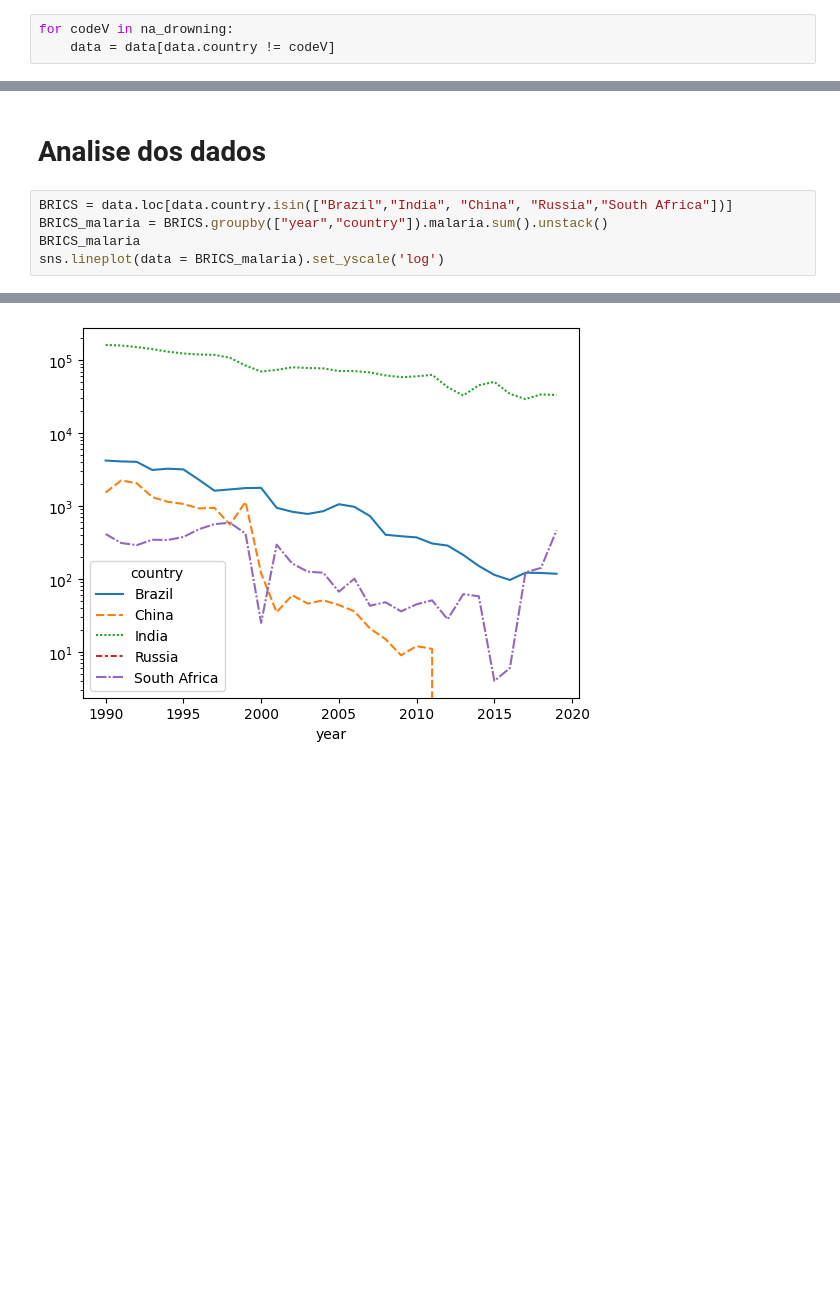
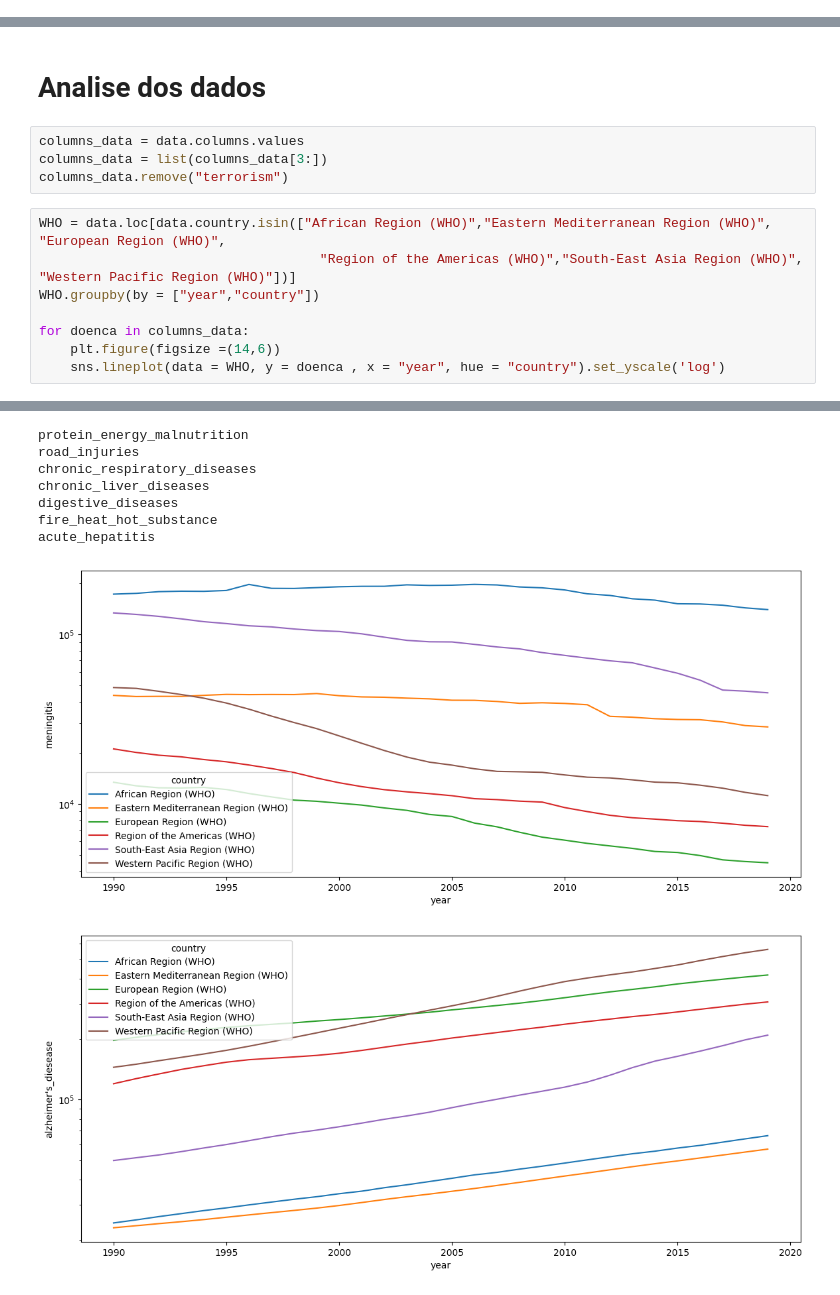
Before and after one commit to phbonamin/Analise_de_Mortalidade_Mundial-1990-2019-, a Jupyter notebook: Analise_de_Mortalidade_Mundial(1990-2019).ipynb, the cells around one changed output, grey strips where cells are left out. Drawn from its saved outputs; the diff is of its cells as text; blank space fills up the shorter version.

```diff
--- a/Analise_de_Mortalidade_Mundial(1990-2019).ipynb
+++ b/Analise_de_Mortalidade_Mundial(1990-2019).ipynb
@@ -206,3 +138,0 @@ Selecionando linhas que não possuem os valores que não desejamos
-# %%
-for codeV in na_drowning:
-    data = data[data.country != codeV]
@@ -219,8 +139,15 @@ _= sns.heatmap(data.isnull(),cmap = "magma",cbar = False)
 # %% [markdown]
 # Analise dos dados
+# %%
+columns_data = data.columns.values
+columns_data = list(columns_data[3:])
+columns_data.remove("terrorism")
 # %%
-BRICS = data.loc[data.country.isin(["Brazil","India", "China", "Russia","South Africa"])]
-BRICS_malaria = BRICS.groupby(["year","country"]).malaria.sum().unstack()
-BRICS_malaria
-sns.lineplot(data = BRICS_malaria).set_yscale('log')
+WHO = data.loc[data.country.isin(["African Region (WHO)","Eastern Mediterranean Region (WHO)", "European Region (WHO)",
+                                    "Region of the Americas (WHO)","South-East Asia Region (WHO)", "Western Pacific Region (WHO)"])]
+WHO.groupby(by = ["year","country"])
+
+for doenca in columns_data:
+    plt.figure(figsize =(14,6))
+    sns.lineplot(data = WHO, y = doenca , x = "year", hue = "country").set_yscale('log')
 # %% [output]
@@ -227 +171,9 @@ sns.lineplot(data = BRICS_malaria).set_yscale('log')
+protein_energy_malnutrition
+road_injuries
+chronic_respiratory_diseases
+chronic_liver_diseases
+digestive_diseases
+fire_heat_hot_substance
+acute_hepatitis
-[figure, old version]
+[figure, new version]
+[figure, added]
```
Also changed, not shown: parts of 18 cells of this notebook.
